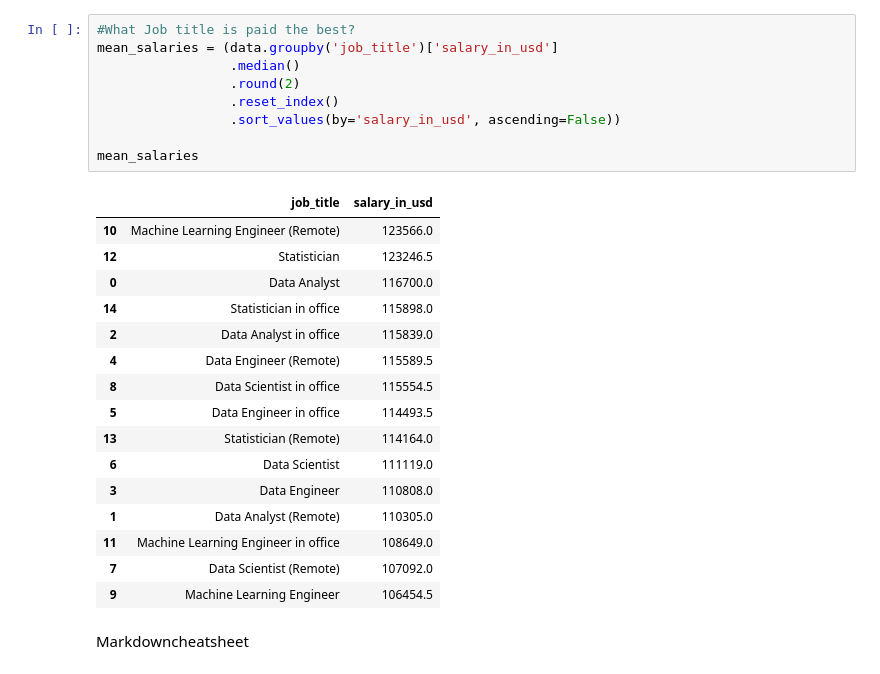
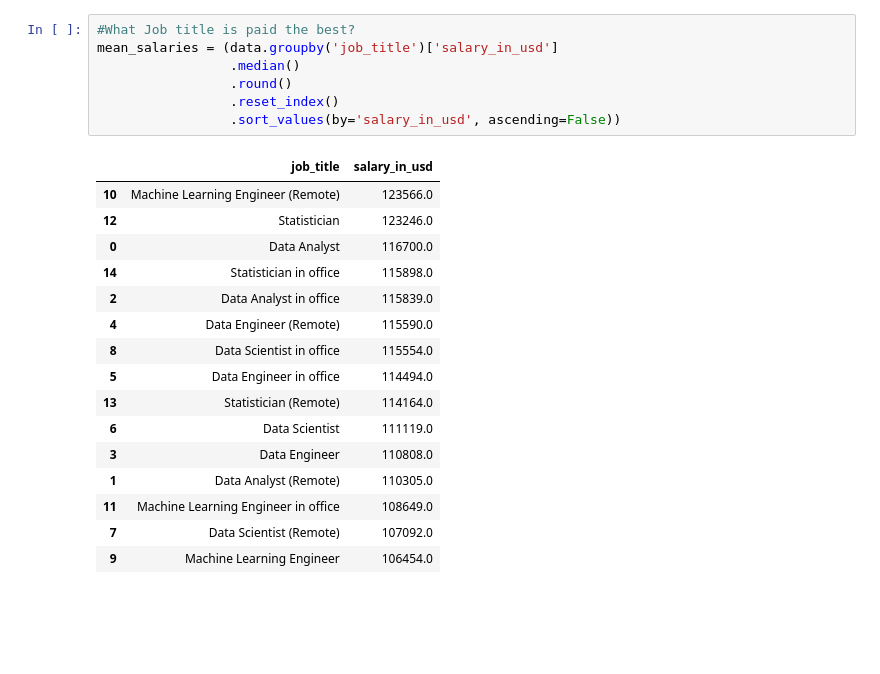
Before and after one commit to finn6666/Data_Science_Analysis, a Jupyter notebook: Data science dataset.ipynb, the cells around one changed output. Cells and saved outputs as stored; diff of their text form; blank space fills up the shorter version.

```diff
--- a/Data science dataset.ipynb
+++ b/Data science dataset.ipynb
@@ -92,28 +163,24 @@ Name: work_setting, dtype: object
 # %%
 #What Job title is paid the best?
 mean_salaries = (data.groupby('job_title')['salary_in_usd']
                  .median()
-                 .round(2)
+                 .round()
                  .reset_index()
                  .sort_values(by='salary_in_usd', ascending=False))
-
-mean_salaries
 # %% [output]
 |  | job_title | salary_in_usd |
 | 10 | Machine Learning Engineer (Remote) | 123566.0 |
-| 12 | Statistician | 123246.5 |
+| 12 | Statistician | 123246.0 |
 | 0 | Data Analyst | 116700.0 |
 | 14 | Statistician in office | 115898.0 |
 | 2 | Data Analyst in office | 115839.0 |
-| 4 | Data Engineer (Remote) | 115589.5 |
-| 8 | Data Scientist in office | 115554.5 |
-| 5 | Data Engineer in office | 114493.5 |
+| 4 | Data Engineer (Remote) | 115590.0 |
+| 8 | Data Scientist in office | 115554.0 |
+| 5 | Data Engineer in office | 114494.0 |
 | 13 | Statistician (Remote) | 114164.0 |
 | 6 | Data Scientist | 111119.0 |
 | 3 | Data Engineer | 110808.0 |
 | 1 | Data Analyst (Remote) | 110305.0 |
 | 11 | Machine Learning Engineer in office | 108649.0 |
 | 7 | Data Scientist (Remote) | 107092.0 |
-| 9 | Machine Learning Engineer | 106454.5 |
+| 9 | Machine Learning Engineer | 106454.0 |
-# %% [markdown]
-Markdowncheatsheet
```
Also changed, not shown: parts of 15 cells of this notebook.
